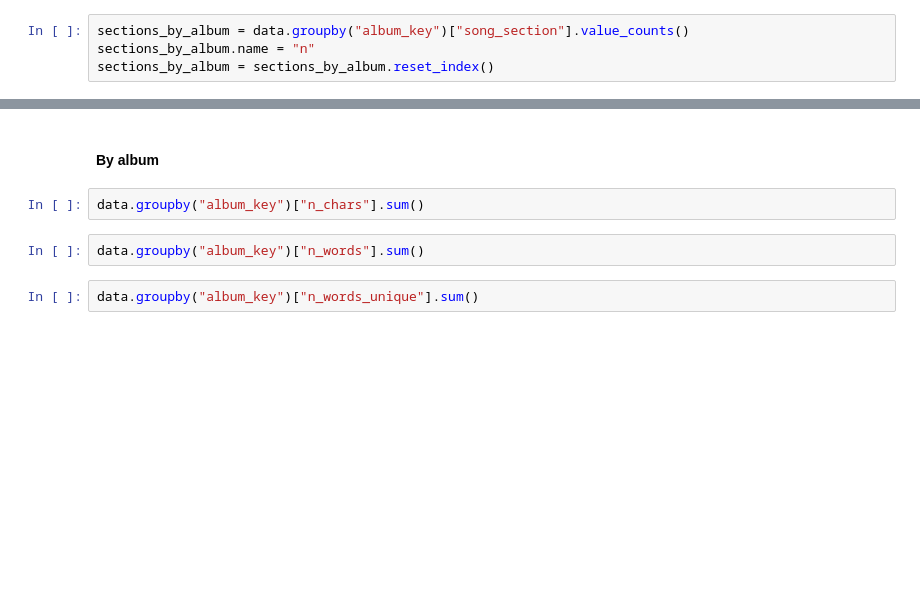
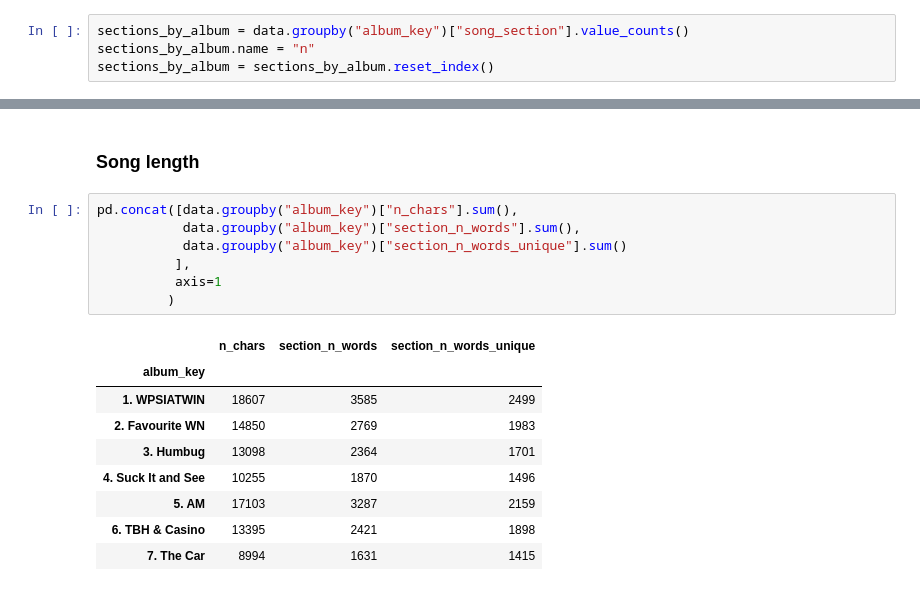
Before and after one commit to DataWanderers/lyrical-arctic-monkeys, a Jupyter notebook: notebooks/02. Analyzing Arctic Monkeys tunes .ipynb, the cells around one changed output, grey strips where cells are left out. Cells and saved outputs as stored; diff of their text form; blank space fills up the shorter version.

```diff
--- a/notebooks/02. Analyzing Arctic Monkeys tunes .ipynb
+++ b/notebooks/02. Analyzing Arctic Monkeys tunes .ipynb
@@ -355,10 +379,21 @@ get_section_rel_by_album(data)
-# %% [markdown]
-#### By album
-# %%
-data.groupby("album_key")["n_chars"].sum()
-# %%
-data.groupby("album_key")["n_words"].sum()
-# %%
-data.groupby("album_key")["n_words_unique"].sum()
+# %% [markdown]
+### Song length
+# %%
+pd.concat([data.groupby("album_key")["n_chars"].sum(),
+           data.groupby("album_key")["section_n_words"].sum(),
+           data.groupby("album_key")["section_n_words_unique"].sum()
+          ],
+          axis=1
+         )
+# %% [output]
+|  | n_chars | section_n_words | section_n_words_unique |
+| album_key |  |  |  |
+| 1. WPSIATWIN | 18607 | 3585 | 2499 |
+| 2. Favourite WN | 14850 | 2769 | 1983 |
+| 3. Humbug | 13098 | 2364 | 1701 |
+| 4. Suck It and See | 10255 | 1870 | 1496 |
+| 5. AM | 17103 | 3287 | 2159 |
+| 6. TBH & Casino | 13395 | 2421 | 1898 |
+| 7. The Car | 8994 | 1631 | 1415 |
 # %%
 np.corrcoef(data.song_n_words, data.song_lexical_diversity)[0][1]
```
Also changed, not shown: parts of 27 cells of this notebook, 2 other files.
